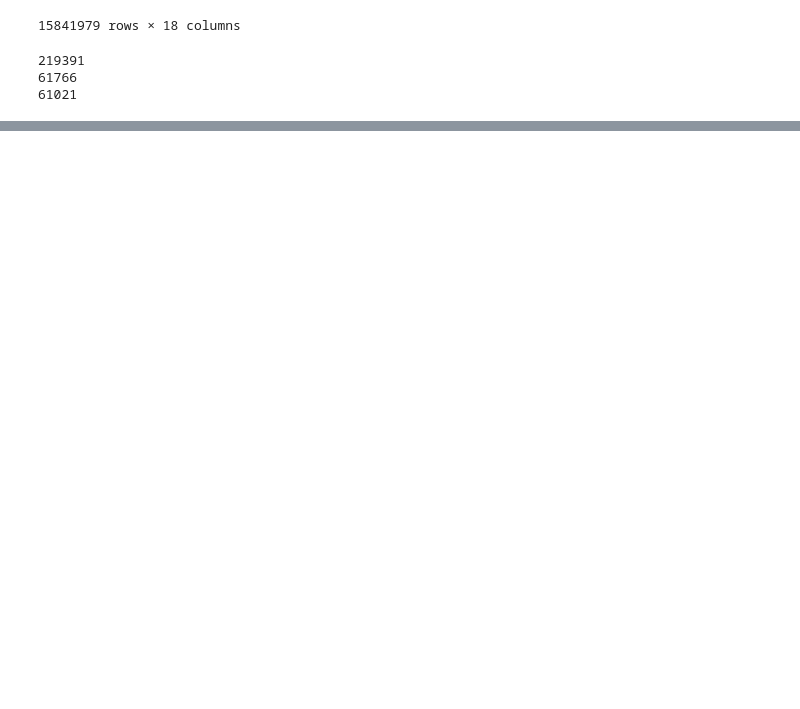
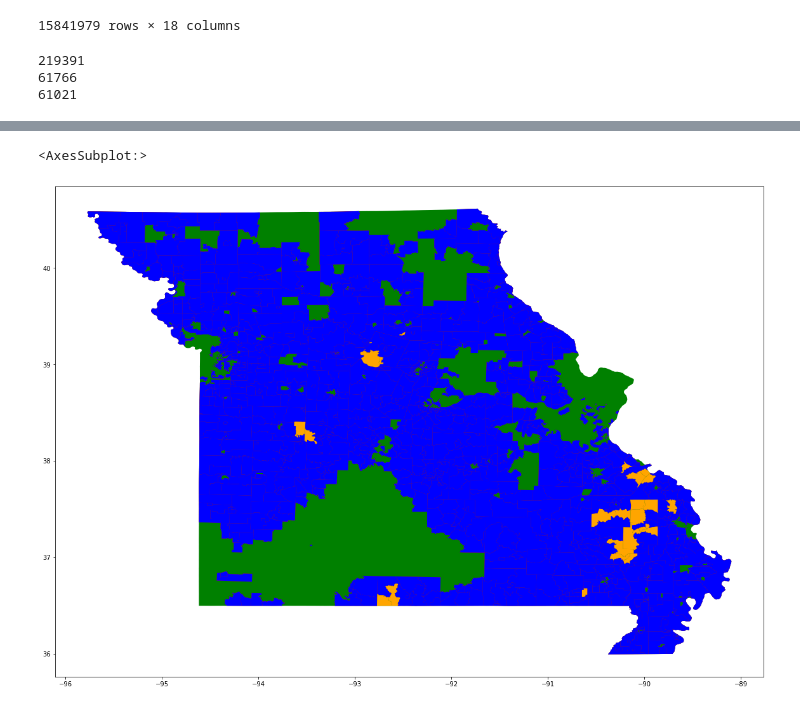
Before and after one commit to PrathamSoni/FCC904, a Jupyter notebook: neighbors.ipynb, the cells around one changed output, grey strips where cells are left out. Saved outputs shown, nothing was run; the diff lists cells and outputs as text; code cells hidden in the pictures; blank space fills up the shorter version.

```diff
--- a/neighbors.ipynb
+++ b/neighbors.ipynb
@@ -273,0 +231,33 @@ TypeError: unhashable type: 'set'
+# %%
+df = geopandas.GeoDataFrame(columns=['color', 'geometry'])
+df1 = geopandas.GeoDataFrame(columns=['color', 'geometry'])
+df2 = geopandas.GeoDataFrame(columns=['color', 'geometry'])
+df3 = geopandas.GeoDataFrame(columns=['color', 'geometry'])
+df4 = geopandas.GeoDataFrame(columns=['color', 'geometry'])
+df5 = geopandas.GeoDataFrame(columns=['color', 'geometry'])
+
+df.loc[0] = ['green', state_shapes.loc[state_shapes["STATEFP"] == state].geometry.item()]
+
+bid = set(processed_bid_dict[state].GEOID)
+elig = set(eligible.loc[eligible.state_abbreviation=="MO"].cbg_id)
+exis = set(existing.loc[existing.state==int(state)].bg).intersection(elig)
+fresh = elig - exis
+
+df1["geometry"] = county_shapes.loc[county_shapes.GEOID.isin(exis)].geometry
+df1["color"] = "red"
+
+df2["geometry"] = county_shapes.loc[county_shapes.GEOID.isin(exis.intersection(bid))].geometry
+df2["color"] = "blue"
+
+df3["geometry"] = county_shapes.loc[county_shapes.GEOID.isin(fresh)].geometry
+df3["color"] = "purple"
+
+df3["geometry"] = county_shapes.loc[county_shapes.GEOID.isin(fresh.intersection(bid))].geometry
+df3["color"] = "orange"
+
+df = pd.concat([df, df1, df2, df3, df4, df5])
+
+df.plot(color=df['color'], figsize=(20, 15))
+# %% [output]
+<AxesSubplot:>
+[figure, added]
```
Also changed, not shown: parts of 18 cells of this notebook.
